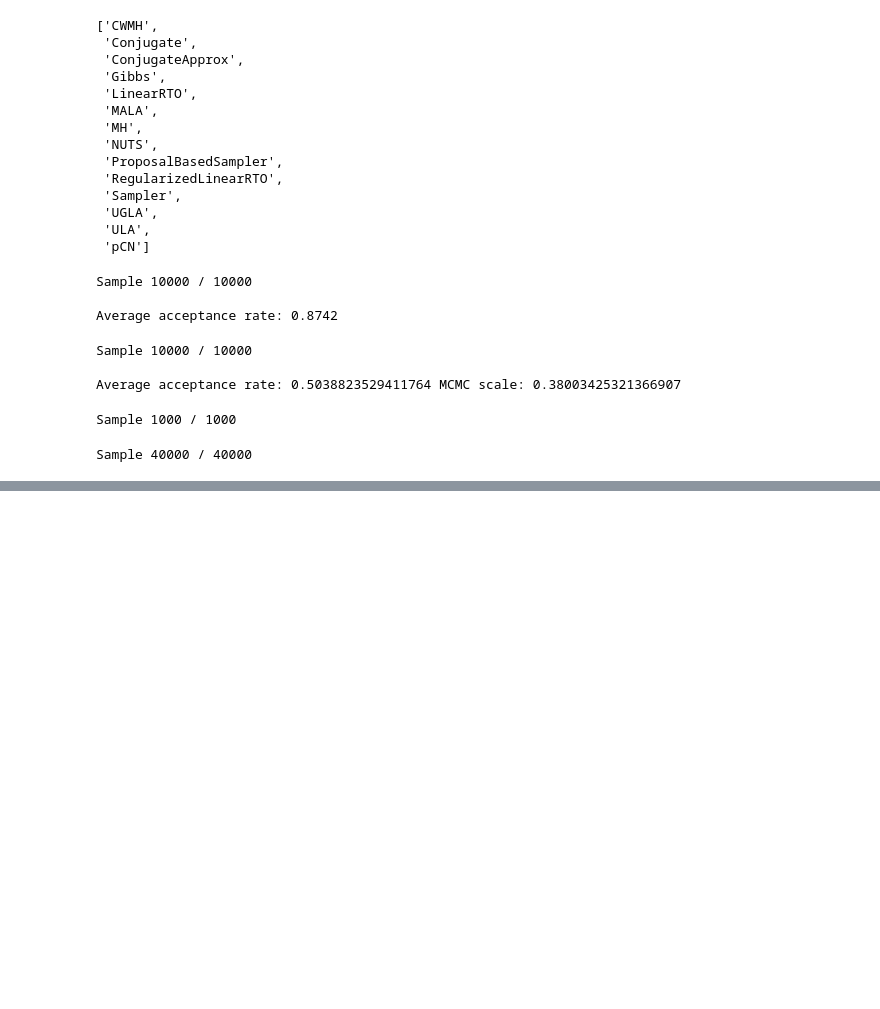
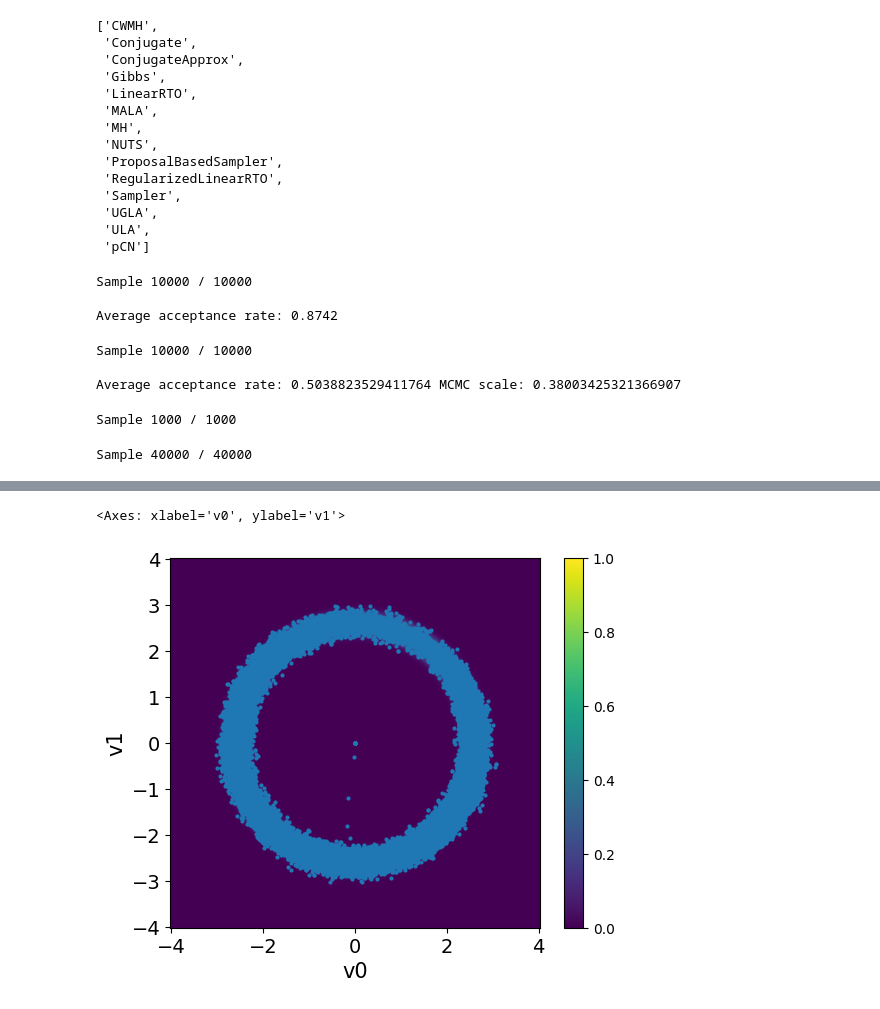
Before and after one commit to CUQI-DTU/CUQIpy-Benchmarks, a Jupyter notebook: table-donut.ipynb, the cells around one changed output, grey strips where cells are left out. Cells and saved outputs as stored; diff of their text form; code cells hidden in the pictures; blank space fills up the shorter version.

```diff
--- a/table-donut.ipynb
+++ b/table-donut.ipynb
@@ -140,0 +145,36 @@ ess_df
+# %%
+def plot2d(val, x1_min, x1_max, x2_min, x2_max, N2=201, **kwargs):
+    # plot
+    pixelwidth_x = (x1_max-x1_min)/(N2-1)
+    pixelwidth_y = (x2_max-x2_min)/(N2-1)
+
+    hp_x = 0.5*pixelwidth_x
+    hp_y = 0.5*pixelwidth_y
+
+    extent = (x1_min-hp_x, x1_max+hp_x, x2_min-hp_y, x2_max+hp_y)
+
+    plt.imshow(val, origin='lower', extent=extent, **kwargs)
+    plt.colorbar()
+
+
+def plot_pdf_2D(distb, x1_min, x1_max, x2_min, x2_max, N2=201, **kwargs):
+    N2 = 201
+    ls1 = np.linspace(x1_min, x1_max, N2)
+    ls2 = np.linspace(x2_min, x2_max, N2)
+    grid1, grid2 = np.meshgrid(ls1, ls2)
+    distb_pdf = np.zeros((N2,N2))
+    for ii in range(N2):
+        for jj in range(N2):
+            distb_pdf[ii,jj] = np.exp(distb.logd(np.array([grid1[ii,jj], grid2[ii,jj]])))
+    plot2d(distb_pdf, x1_min, x1_max, x2_min, x2_max, N2, **kwargs)
+
+def plot_pdf_1D(distb, min, max, **kwargs):
+    grid = np.linspace(min, max, 1000)
+    y = [distb.pdf(grid_point) for grid_point in grid]
+    plt.plot(grid, y, **kwargs)
+# %%
+plot_pdf_2D(target_donut, -4, 4, -4, 4)
+MALA_samples_uni.plot_pair(ax=plt.gca(), scatter_kwargs={'alpha': 1})
+# %% [output]
+<Axes: xlabel='v0', ylabel='v1'>
+[figure, added]
```
Also changed, not shown: parts of 6 cells of this notebook.
